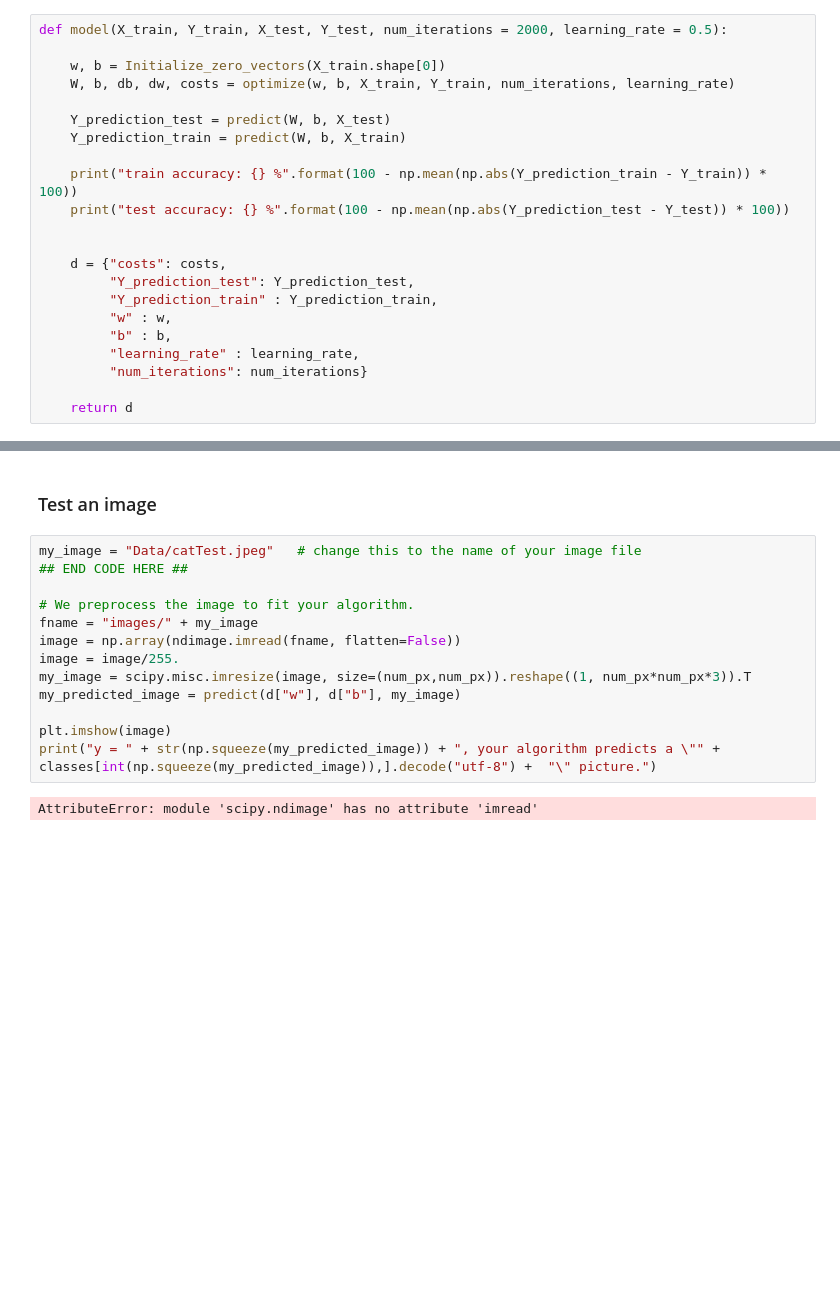
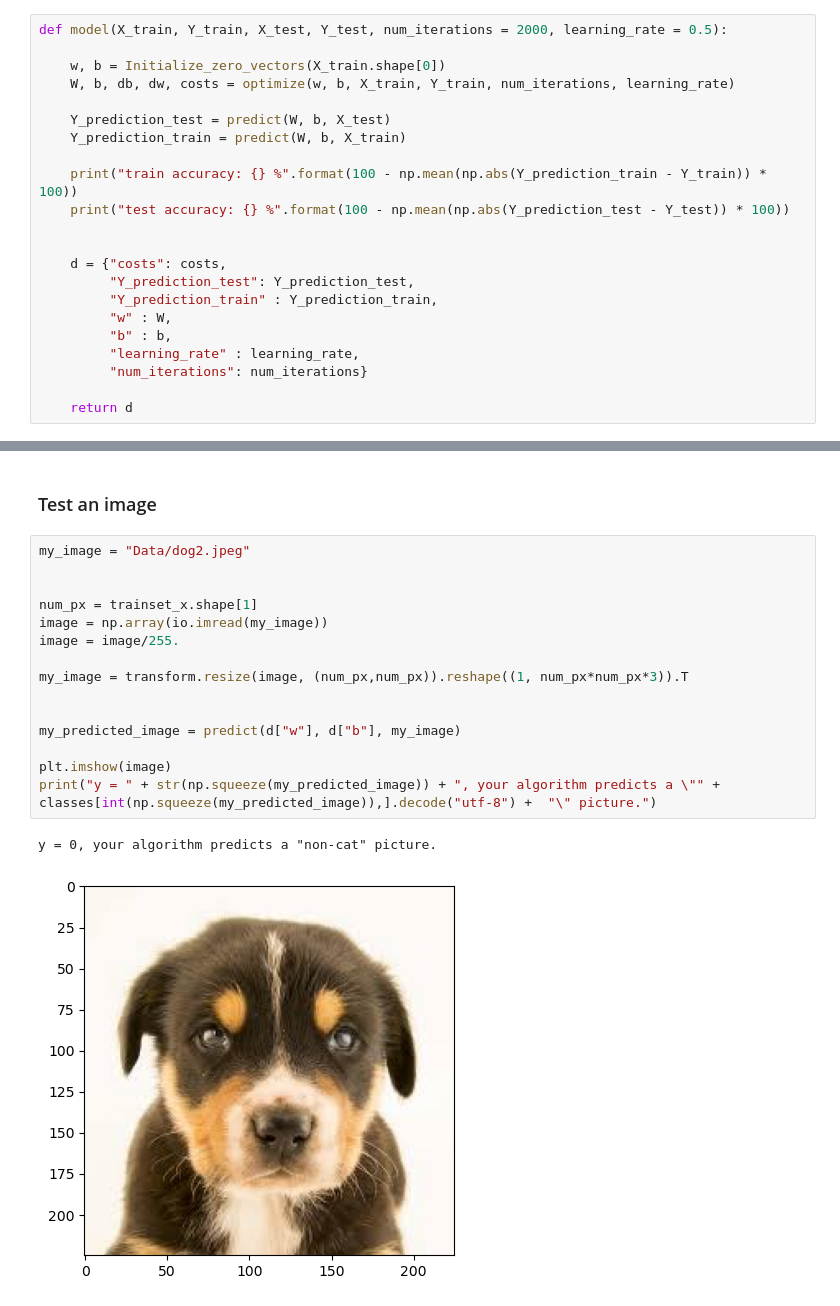
Before and after one commit to ranashamim/Logistic_Regression_Recognize_Cats, a Jupyter notebook: Logistic_Regression.ipynb, the cells around one changed output, grey strips where cells are left out. Drawn from its saved outputs; the diff is of its cells as text; blank space fills up the shorter version.

```diff
--- a/Logistic_Regression.ipynb
+++ b/Logistic_Regression.ipynb
@@ -213,7 +214,7 @@ def model(X_train, Y_train, X_test, Y_test, num_iterations = 2000, learning_rate
     d = {"costs": costs,
          "Y_prediction_test": Y_prediction_test,
          "Y_prediction_train" : Y_prediction_train,
-         "w" : w,
+         "w" : W,
          "b" : b,
          "learning_rate" : learning_rate,
          "num_iterations": num_iterations}
@@ -238,17 +239,20 @@ plt.show()
 # %% [markdown]
 ### Test an image
 # %%
-my_image = "Data/catTest.jpeg"   # change this to the name of your image file
-## END CODE HERE ##
+my_image = "Data/dog2.jpeg"
 
-# We preprocess the image to fit your algorithm.
-fname = "images/" + my_image
-image = np.array(ndimage.imread(fname, flatten=False))
+
+num_px = trainset_x.shape[1]
+image = np.array(io.imread(my_image))
 image = image/255.
-my_image = scipy.misc.imresize(image, size=(num_px,num_px)).reshape((1, num_px*num_px*3)).T
+
+my_image = transform.resize(image, (num_px,num_px)).reshape((1, num_px*num_px*3)).T
+
+
 my_predicted_image = predict(d["w"], d["b"], my_image)
 
 plt.imshow(image)
 print("y = " + str(np.squeeze(my_predicted_image)) + ", your algorithm predicts a \"" + classes[int(np.squeeze(my_predicted_image)),].decode("utf-8") +  "\" picture.")
 # %% [output]
-AttributeError: module 'scipy.ndimage' has no attribute 'imread'
+y = 0, your algorithm predicts a "non-cat" picture.
+[figure, added]
```
Also changed, not shown: parts of 1 cell of this notebook, 7 other files.
